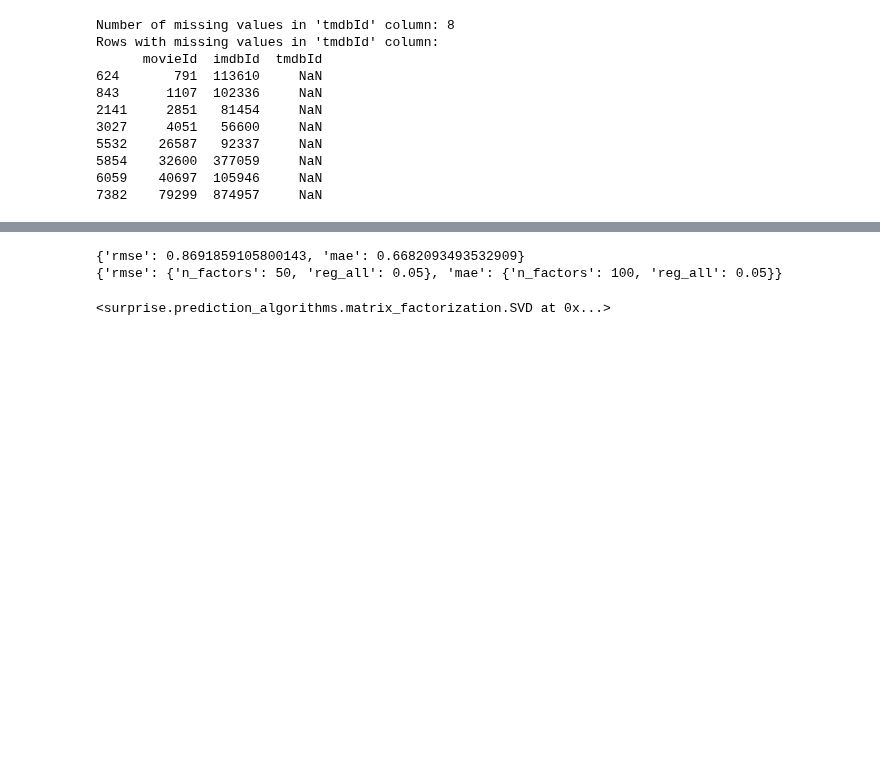
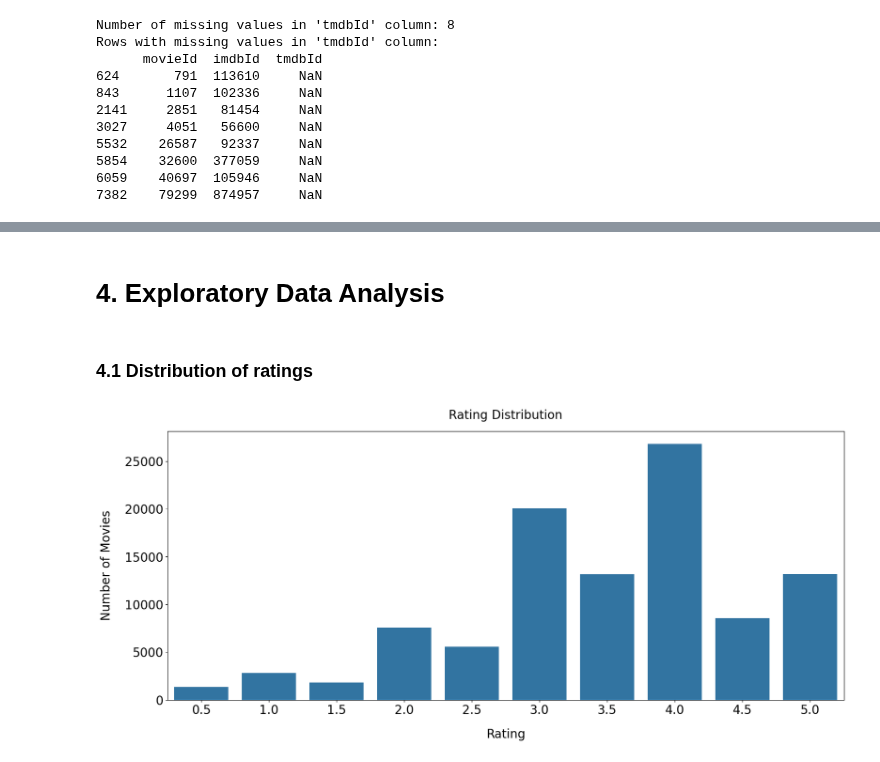
Before and after one commit to robertmbau/Movie-Recommendation-System, a Jupyter notebook: Movie Recommendation Systems.ipynb, the cells around one changed output, grey strips where cells are left out. Cells and saved outputs as stored; diff of their text form; code cells hidden in the pictures; blank space fills up the shorter version.

```diff
--- a/Movie Recommendation Systems.ipynb
+++ b/Movie Recommendation Systems.ipynb
@@ -565,17 +287,0 @@ Best performing model: SVD
-# %%
-# Perform grid search for SVD
-params = {'n_factors': [20, 50, 100], 'reg_all': [0.02, 0.05, 0.1]}
-g_s_svd = GridSearchCV(SVD, param_grid=params, n_jobs=-1)
-g_s_svd.fit(data)
-
-print(g_s_svd.best_score)
-print(g_s_svd.best_params)
-# %% [output]
-{'rmse': 0.8691859105800143, 'mae': 0.6682093493532909}
-{'rmse': {'n_factors': 50, 'reg_all': 0.05}, 'mae': {'n_factors': 100, 'reg_all': 0.05}}
-# %%
-# Train SVD model
-svd = SVD(n_factors=20, reg_all=0.05)
-svd.fit(dataset)
-# %% [output]
-<surprise.prediction_algorithms.matrix_factorization.SVD at 0x...>
@@ -606,0 +288,23 @@ def movie_rater(movie_df, num, genre=None):
+# %% [markdown]
+# 4. Exploratory Data Analysis
+# %% [markdown]
+### 4.1 Distribution of ratings
+# %%
+fig, ax = plt.subplots(figsize=(20, 8))
+
+rating_counts = merged_dataset['rating'].value_counts().sort_index()
+
+sns.barplot(x=rating_counts.index,
+            y=rating_counts.values,
+            color='tab:blue')
+
+plt.title("Rating Distribution", fontsize=20, pad=20)
+plt.xlabel("Rating", fontsize=20, labelpad=20)
+plt.ylabel("Number of Movies", fontsize=20, labelpad=20)
+plt.xticks(fontsize=20)
+plt.yticks(fontsize=20)
+ax.grid(False)
+
+plt.show()
+# %% [output]
+[figure, added]
```
Also changed, not shown: parts of 90 cells of this notebook, 4 other files.
